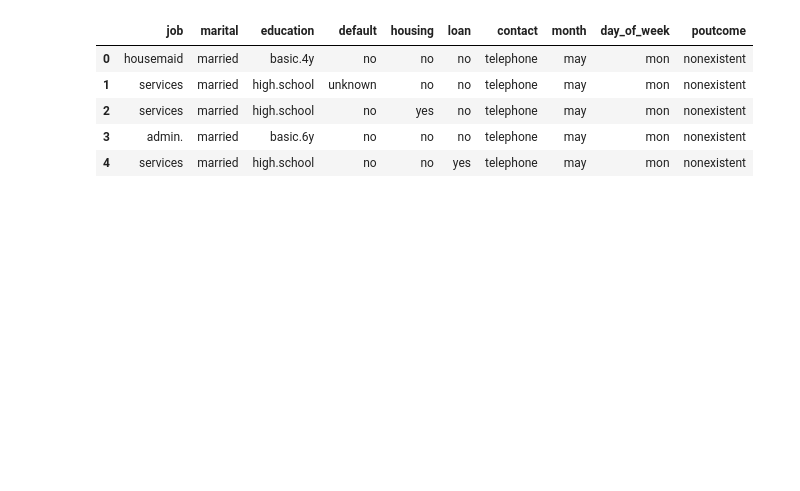
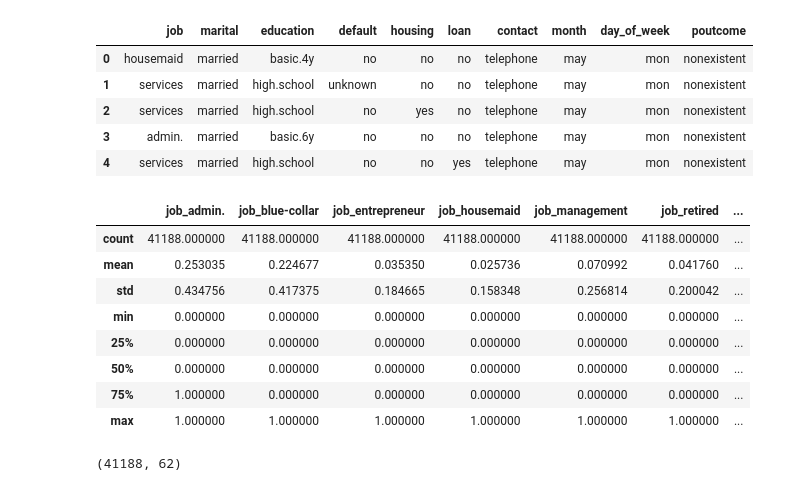
Before and after one commit to finnqiao/bank-logistic, a Jupyter notebook: bank-logistic-v1.ipynb, the cells around one changed output. Drawn from its saved outputs; the diff is of its cells as text; code cells hidden in the pictures; blank space fills up the shorter version.

```diff
--- a/bank-logistic-v1.ipynb
+++ b/bank-logistic-v1.ipynb
@@ -63,3 +74,15 @@ cat_df.head()
 | 2 | services | married | high.school | no | yes | no | telephone | may | mon | nonexistent |
 | 3 | admin. | married | basic.6y | no | no | no | telephone | may | mon | nonexistent |
 | 4 | services | married | high.school | no | no | yes | telephone | may | mon | nonexistent |
+# %%
+pd.get_dummies(cat_df).describe()
+# %% [output]
+|  | job_admin. | job_blue-collar | job_entrepreneur | job_housemaid | job_management | job_retired | ... |
+| count | 41188.000000 | 41188.000000 | 41188.000000 | 41188.000000 | 41188.000000 | 41188.000000 | ... |
+| mean | 0.253035 | 0.224677 | 0.035350 | 0.025736 | 0.070992 | 0.041760 | ... |
+| std | 0.434756 | 0.417375 | 0.184665 | 0.158348 | 0.256814 | 0.200042 | ... |
+| min | 0.000000 | 0.000000 | 0.000000 | 0.000000 | 0.000000 | 0.000000 | ... |
+| 25% | 0.000000 | 0.000000 | 0.000000 | 0.000000 | 0.000000 | 0.000000 | ... |
+| 50% | 0.000000 | 0.000000 | 0.000000 | 0.000000 | 0.000000 | 0.000000 | ... |
+| 75% | 1.000000 | 0.000000 | 0.000000 | 0.000000 | 0.000000 | 0.000000 | ... |
+| max | 1.000000 | 1.000000 | 1.000000 | 1.000000 | 1.000000 | 1.000000 | ... |
@@ -65,0 +93,4 @@ cat_df.head()
+# %%
+X_df.shape
+# %% [output]
+(41188, 62)
```
Also changed, not shown: parts of 16 cells of this notebook, 1 other file.
